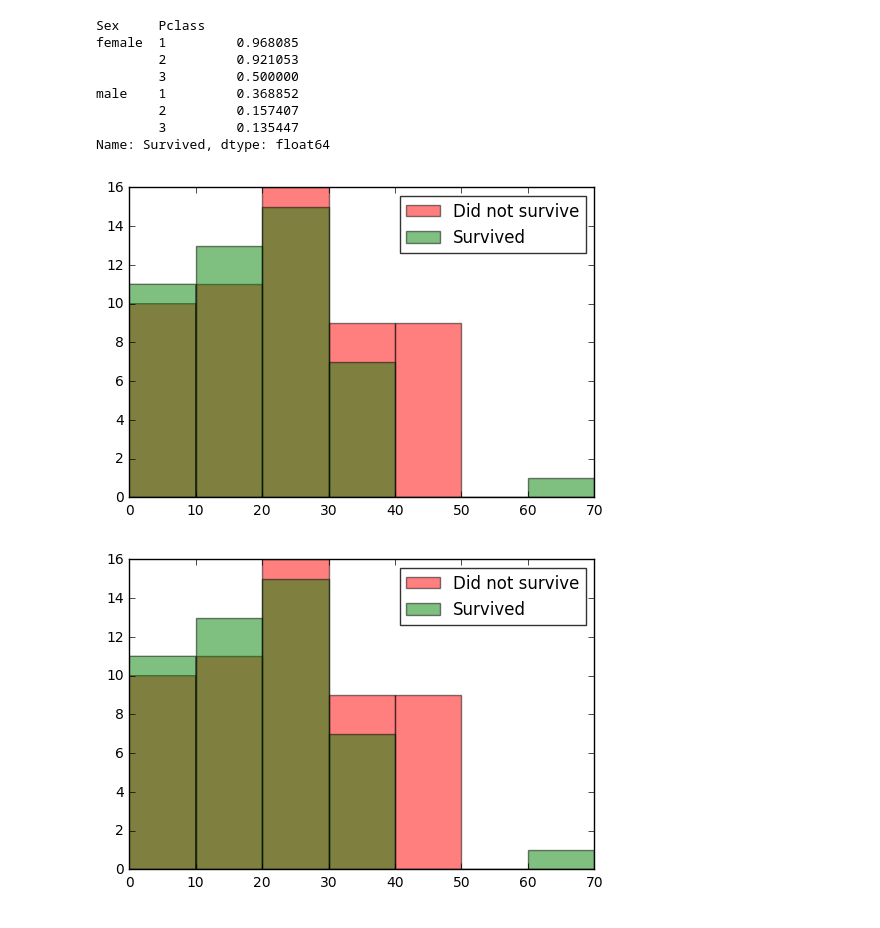
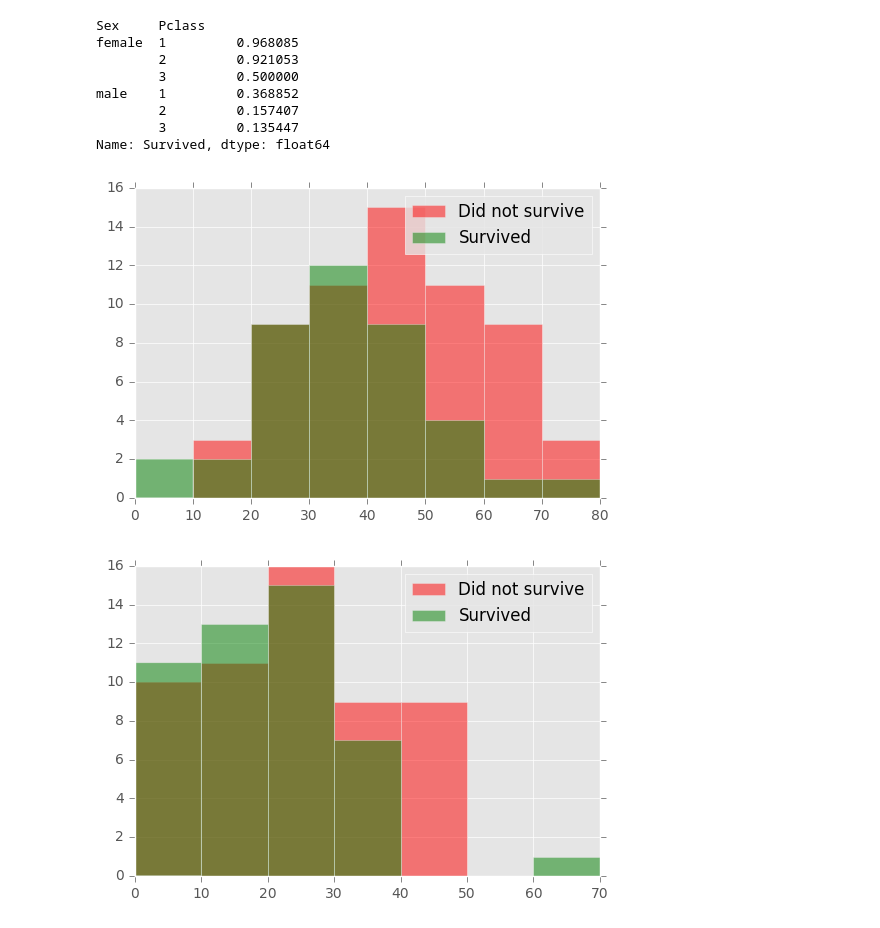
Before and after one commit to torenunez/kaggle, a Jupyter notebook: Titanic/titanic_notebook.ipynb, the cells around one changed output. Cells and saved outputs as stored; diff of their text form; code cells hidden in the pictures.

```diff
--- a/Titanic/titanic_notebook.ipynb
+++ b/Titanic/titanic_notebook.ipynb
@@ -5,11 +18,23 @@ In 1912, the ship RMS Titanic struck an iceberg on its maiden voyage and sank, r
+# %%
+import re
+import operator
+import warnings
+
+import numpy as np
+import pandas as pd
+
+from sklearn import cross_validation
+from sklearn.ensemble import RandomForestClassifier, ExtraTreesRegressor
+from sklearn.feature_selection import SelectKBest, f_classif
+from sklearn.metrics import accuracy_score
+
+import matplotlib.pyplot as plt
+
+%matplotlib inline
+plt.style.use('ggplot')
 # %%
-import numpy as np
-import pandas as pd
-import matplotlib.pyplot as plt
-%matplotlib inline
-
-df = pd.read_csv("input/df.csv", dtype={"Age": np.float64}, )
-test  = pd.read_csv("input/test.csv", dtype={"Age": np.float64}, )
+train = pd.read_csv("input/train.csv", dtype={"Age": np.float64})
+test  = pd.read_csv("input/test.csv", dtype={"Age": np.float64})
 # %% [markdown]
 # Manual Exploration
 # %% [markdown]
@@ -73,16 +117,16 @@ def age_hist(df):
 # %%
 ma=train['Sex']=='male'
 c1=train['Pclass']==1
-ma_c1_df=train[fem&c3]
+ma_c1_df=train[ma&c1]
 age_hist(ma_c1_df)
 # %% [output]
-[figure, old version]
+[figure, new version]
 # %%
 fem=train['Sex']=='female'
 c3=train['Pclass']==3
 fem_c3_df = train[fem&c3]
 age_hist(fem_c3_df)
 # %% [output]
-[figure, old version]
+[figure, new version]
 # %%
 fem_c3_by_parch_df = pd.crosstab(fem_c3_df['Parch'], fem_c3_df['Survived'])
```
Also changed, not shown: parts of 22 cells of this notebook.
